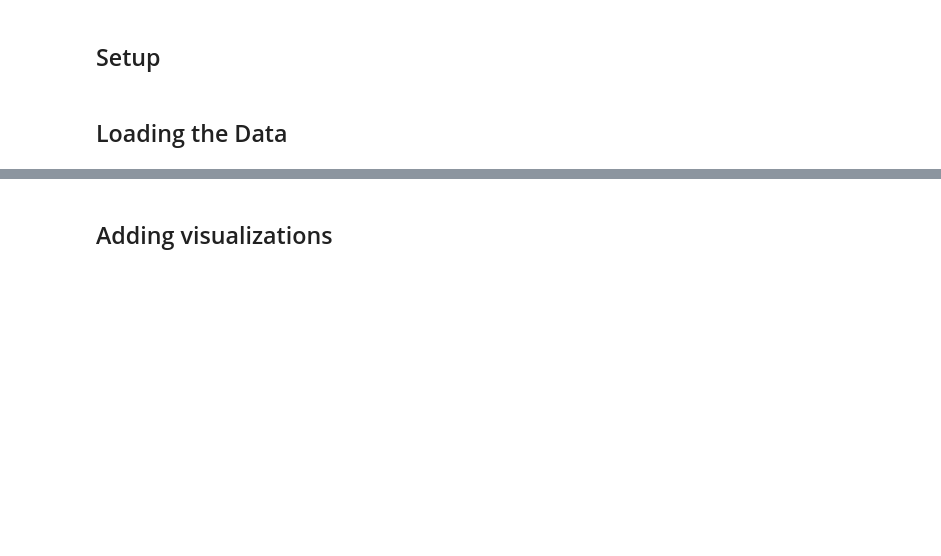
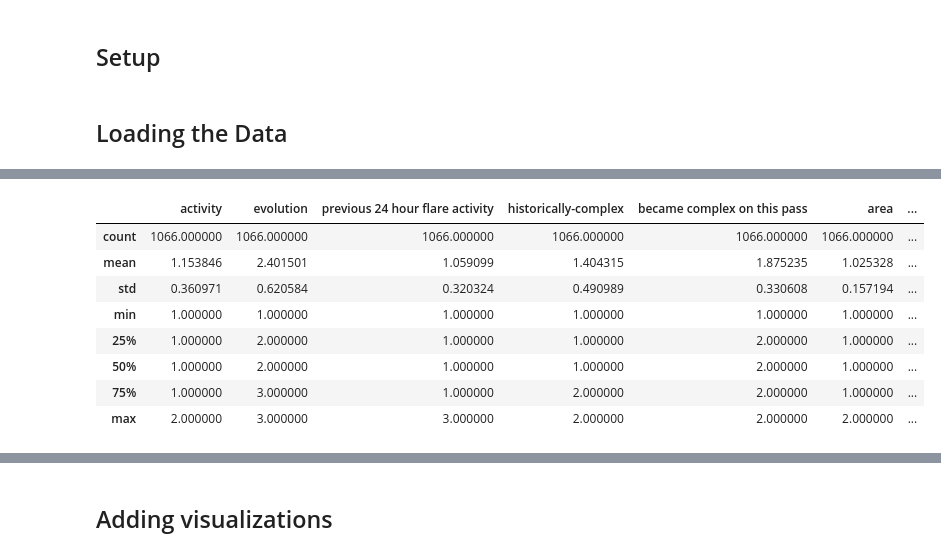
Before and after one commit to Ferrelofilo/TC5044.10_Equipo18, a Jupyter notebook: notebooks/Flare_EDA_Refactored_v1.ipynb, the cells around one changed output, grey strips where cells are left out. Drawn from its saved outputs; the diff is of its cells as text; code cells hidden in the pictures; blank space fills up the shorter version.

```diff
--- a/notebooks/Flare_EDA_Refactored_v1.ipynb
+++ b/notebooks/Flare_EDA_Refactored_v1.ipynb
@@ -52,0 +73,12 @@ severe flares                      0    0    0
+# %%
+flare_df.describe()
+# %% [output]
+|  | activity | evolution | previous 24 hour flare activity | historically-complex | became complex on this pass | area | ... |
+| count | 1066.000000 | 1066.000000 | 1066.000000 | 1066.000000 | 1066.000000 | 1066.000000 | ... |
+| mean | 1.153846 | 2.401501 | 1.059099 | 1.404315 | 1.875235 | 1.025328 | ... |
+| std | 0.360971 | 0.620584 | 0.320324 | 0.490989 | 0.330608 | 0.157194 | ... |
+| min | 1.000000 | 1.000000 | 1.000000 | 1.000000 | 1.000000 | 1.000000 | ... |
+| 25% | 1.000000 | 2.000000 | 1.000000 | 1.000000 | 2.000000 | 1.000000 | ... |
+| 50% | 1.000000 | 2.000000 | 1.000000 | 1.000000 | 2.000000 | 1.000000 | ... |
+| 75% | 1.000000 | 3.000000 | 1.000000 | 2.000000 | 2.000000 | 1.000000 | ... |
+| max | 2.000000 | 3.000000 | 3.000000 | 2.000000 | 2.000000 | 2.000000 | ... |
```
Also changed, not shown: parts of 29 cells of this notebook.
